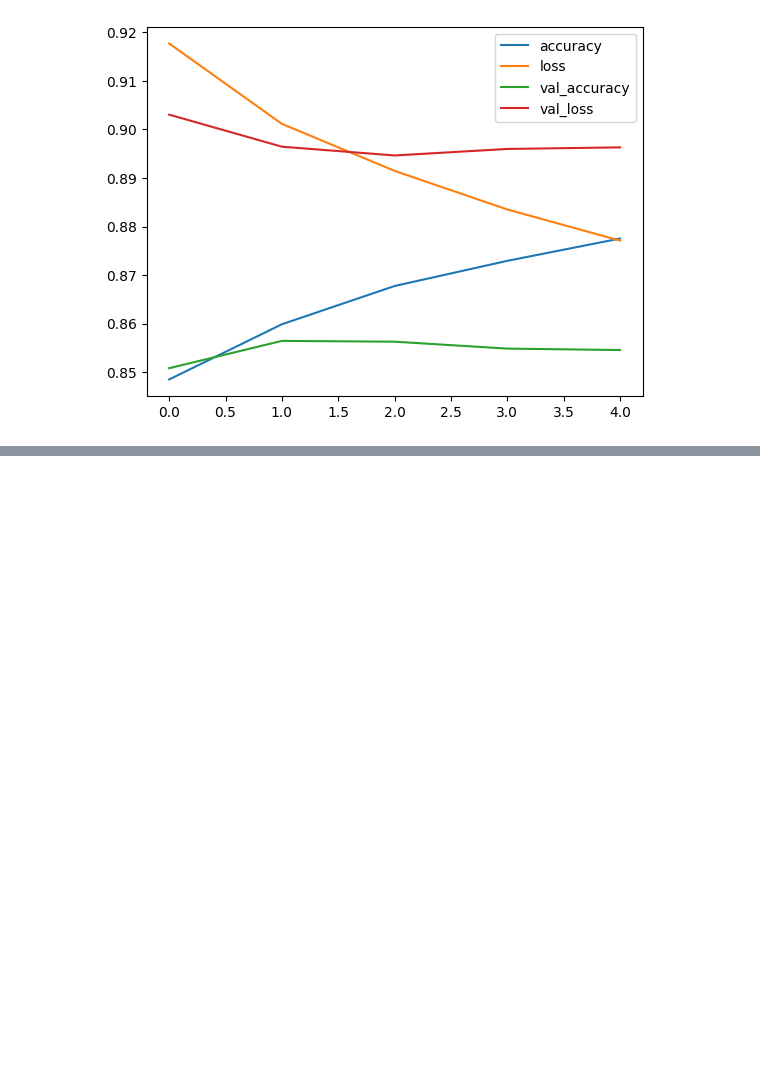
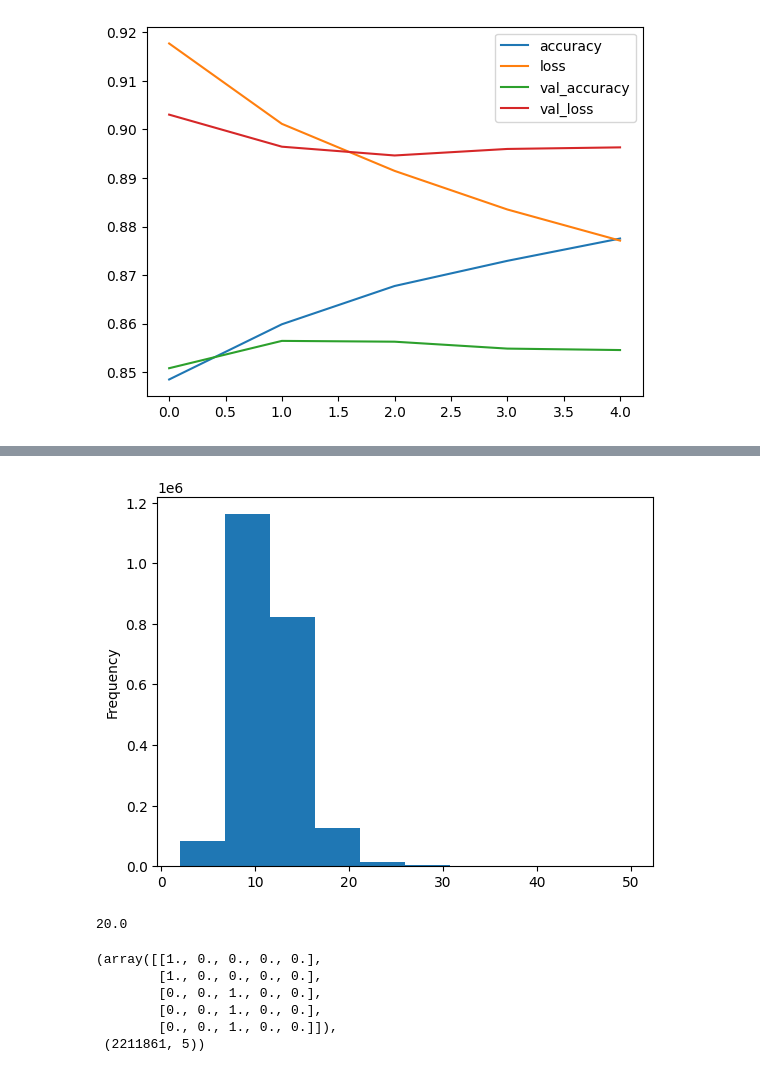
Before and after one commit to vinyas-bharadwaj/SkimLit-Medical-Abstract-Classifier-, a Jupyter notebook: SkimLit_Medical_Abstracts.ipynb, the cells around one changed output, grey strips where cells are left out. Drawn from its saved outputs; the diff is of its cells as text; code cells hidden in the pictures; blank space fills up the shorter version.

```diff
--- a/SkimLit_Medical_Abstracts.ipynb
+++ b/SkimLit_Medical_Abstracts.ipynb
@@ -1055,0 +1052,7 @@ pd.DataFrame(history_model_5.history).plot()
+# %%
+data_dir = "/content/pubmed-rct/PubMed_200k_RCT_numbers_replaced_with_at_sign/"
+
+import os
+
+filenames = [data_dir + filename for filename in os.listdir(data_dir)]
+filenames
@@ -1055,0 +1110,8 @@ pd.DataFrame(history_model_5.history).plot()
+# %%
+%%time
+
+train_data = preprocess_text(data_dir + "train.txt")
+test_data = preprocess_text(data_dir + "test.txt")
+val_data = preprocess_text(data_dir + "dev.txt")
+
+train_data[:10]
@@ -1055,0 +1138,6 @@ pd.DataFrame(history_model_5.history).plot()
+# %%
+import pandas as pd
+
+train_df = pd.DataFrame(train_data)
+test_df = pd.DataFrame(test_data)
+val_df = pd.DataFrame(val_data)
@@ -1055,0 +1153,9 @@ pd.DataFrame(history_model_5.history).plot()
+# %%
+train_df.total_lines.plot.hist();
+# %% [output]
+[figure, added]
+# %%
+import numpy as np
+np.percentile(train_df.total_lines, 98)
+# %% [output]
+20.0
@@ -1055,0 +1174,9 @@ pd.DataFrame(history_model_5.history).plot()
+# %%
+train_labels_one_hot[:5], train_labels_one_hot.shape
+# %% [output]
+(array([[1., 0., 0., 0., 0.],
+        [1., 0., 0., 0., 0.],
+        [0., 0., 1., 0., 0.],
+        [0., 0., 1., 0., 0.],
+        [0., 0., 1., 0., 0.]]),
+ (2211861, 5))
```
Also changed, not shown: parts of 26 cells of this notebook.
